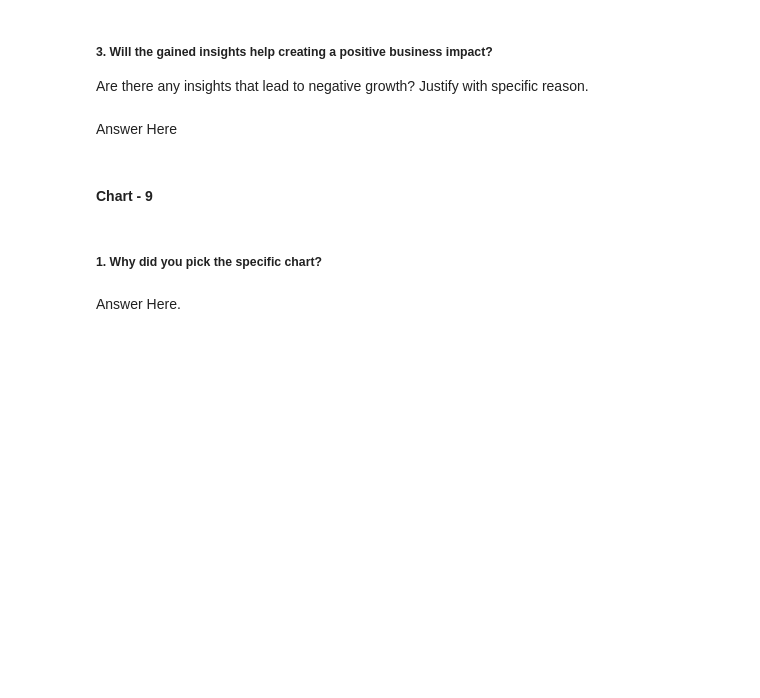
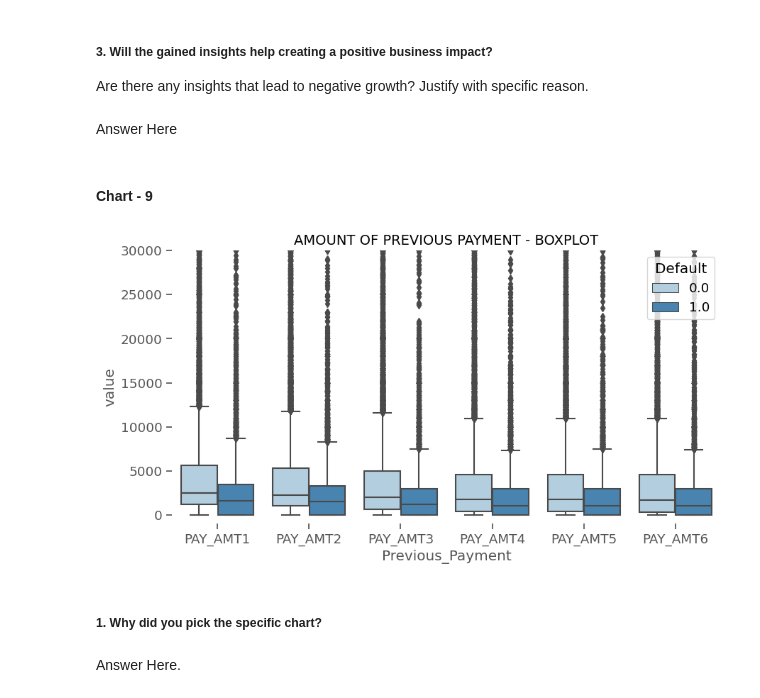
Before and after one commit to Navjotkhatri/Credit-Card-Default-Prediction, a Jupyter notebook: Credit_Card_Default_Prediction.ipynb, the cells around one changed output. Drawn from its saved outputs; the diff is of its cells as text; code cells hidden in the pictures; blank space fills up the shorter version.

```diff
--- a/Credit_Card_Default_Prediction.ipynb
+++ b/Credit_Card_Default_Prediction.ipynb
@@ -609,3 +628,22 @@ Answer Here
+# %%
+# Chart - 9 visualization code
+PreviousPayment = cr_df[['PAY_AMT1', 'PAY_AMT2', 'PAY_AMT3', 'PAY_AMT4', 'PAY_AMT5', 'PAY_AMT6']]
+
+PreviousPayment = pd.concat([y,PreviousPayment],axis=1)
+PreviousPayment = pd.melt(PreviousPayment,id_vars="Default",
+                    var_name="Previous_Payment",
+                    value_name='value')
+
+plt.figure(figsize=(10,5))
+sns.set_context('notebook', font_scale=1.2)
+sns.boxplot(y="value", x="Previous_Payment", hue="Default", data=PreviousPayment, palette='Blues')
+plt.legend(title= 'Default', loc='upper right', facecolor='White')
+plt.ylim([-1000,30000])
+plt.title('AMOUNT OF PREVIOUS PAYMENT - BOXPLOT', size=14)
+plt.box(False)
+plt.savefig('ImageName', format='png', dpi=200);
+# %% [output]
+[figure, added]
 # %% [markdown]
 ##### 1. Why did you pick the specific chart?
 # %% [markdown]
```
Also changed, not shown: parts of 13 cells of this notebook.
